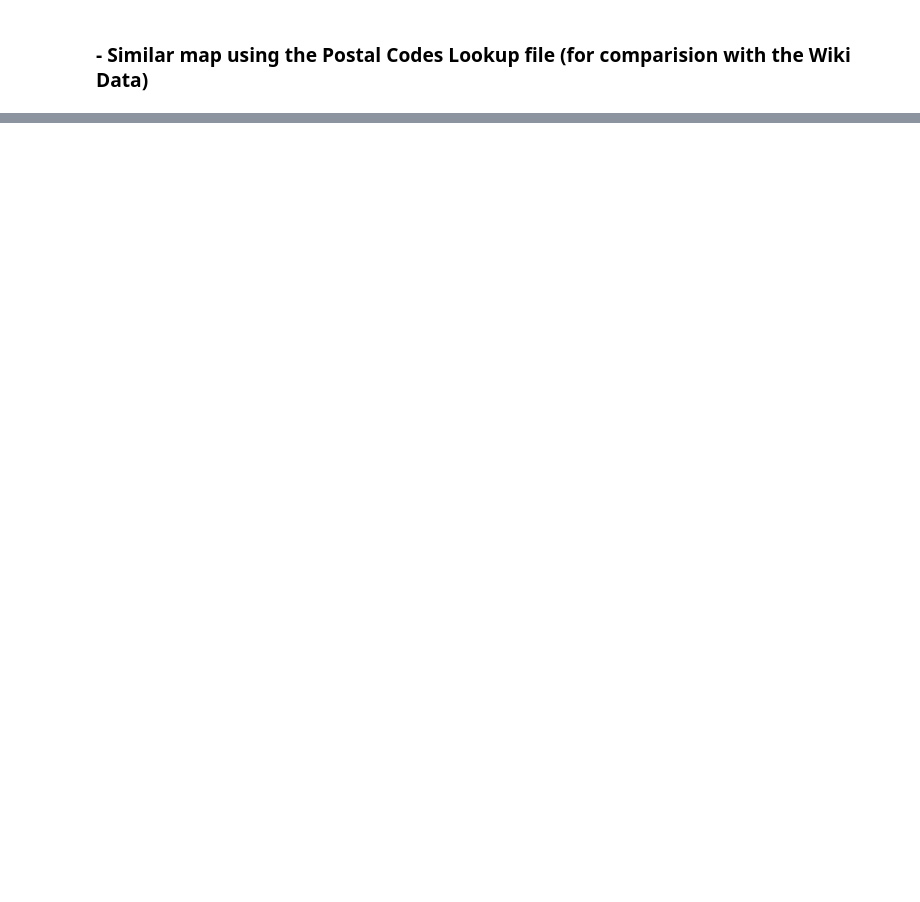
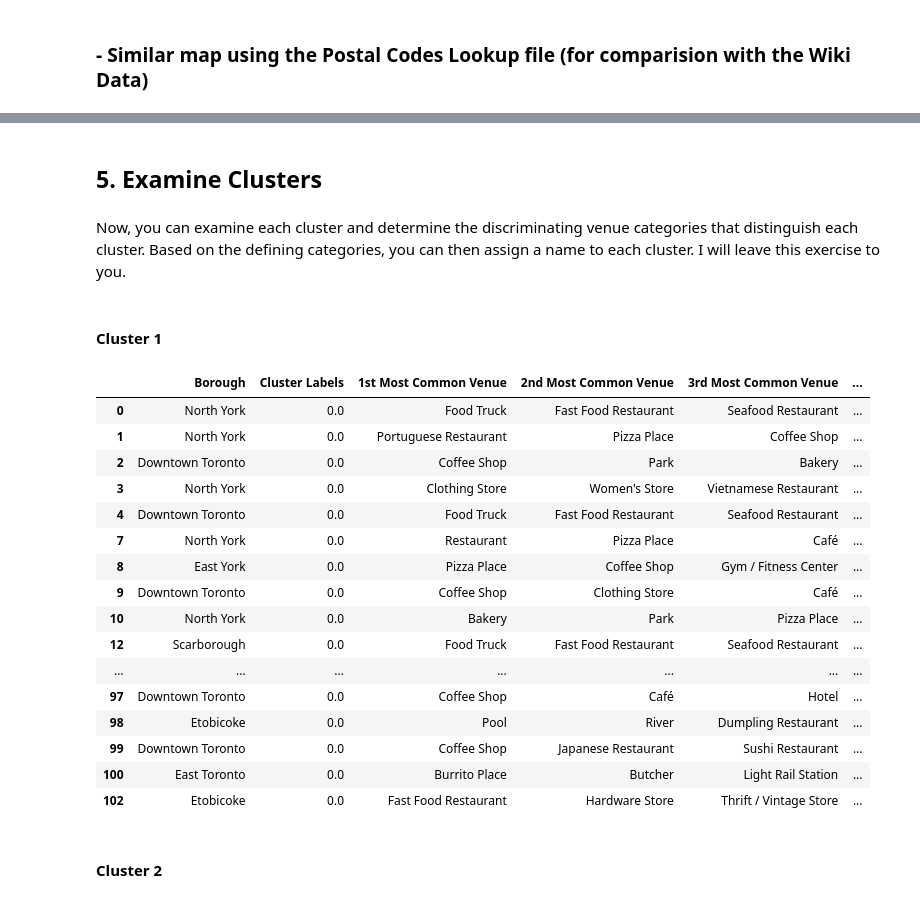
Before and after one commit to haithamm/Coursera_Capstone, a Jupyter notebook: Segmenting and Clustering Neighborhoods in Toronto.ipynb, the cells around one changed output, grey strips where cells are left out. Saved outputs shown, nothing was run; the diff lists cells and outputs as text; code cells hidden in the pictures; blank space fills up the shorter version.

```diff
--- a/Segmenting and Clustering Neighborhoods in Toronto.ipynb
+++ b/Segmenting and Clustering Neighborhoods in Toronto.ipynb
@@ -319,0 +806,31 @@ map_canada
+# %% [markdown]
+<a id='item5'></a>
+
+
+## 5. Examine Clusters
+# %% [markdown]
+Now, you can examine each cluster and determine the discriminating venue categories that distinguish each cluster. Based on the defining categories, you can then assign a name to each cluster. I will leave this exercise to you.
+# %% [markdown]
+#### Cluster 1
+# %%
+canada_merged.loc[canada_merged['Cluster Labels'] == 0, canada_merged.columns[[1] + list(range(5, canada_merged.shape[1]))]]
+# %% [output]
+|  | Borough | Cluster Labels | 1st Most Common Venue | 2nd Most Common Venue | 3rd Most Common Venue | ... |
+| 0 | North York | 0.0 | Food Truck | Fast Food Restaurant | Seafood Restaurant | ... |
+| 1 | North York | 0.0 | Portuguese Restaurant | Pizza Place | Coffee Shop | ... |
+| 2 | Downtown Toronto | 0.0 | Coffee Shop | Park | Bakery | ... |
+| 3 | North York | 0.0 | Clothing Store | Women's Store | Vietnamese Restaurant | ... |
+| 4 | Downtown Toronto | 0.0 | Food Truck | Fast Food Restaurant | Seafood Restaurant | ... |
+| 7 | North York | 0.0 | Restaurant | Pizza Place | Café | ... |
+| 8 | East York | 0.0 | Pizza Place | Coffee Shop | Gym / Fitness Center | ... |
+| 9 | Downtown Toronto | 0.0 | Coffee Shop | Clothing Store | Café | ... |
+| 10 | North York | 0.0 | Bakery | Park | Pizza Place | ... |
+| 12 | Scarborough | 0.0 | Food Truck | Fast Food Restaurant | Seafood Restaurant | ... |
+| ... | ... | ... | ... | ... | ... | ... |
+| 97 | Downtown Toronto | 0.0 | Coffee Shop | Café | Hotel | ... |
+| 98 | Etobicoke | 0.0 | Pool | River | Dumpling Restaurant | ... |
+| 99 | Downtown Toronto | 0.0 | Coffee Shop | Japanese Restaurant | Sushi Restaurant | ... |
+| 100 | East Toronto | 0.0 | Burrito Place | Butcher | Light Rail Station | ... |
+| 102 | Etobicoke | 0.0 | Fast Food Restaurant | Hardware Store | Thrift / Vintage Store | ... |
+# %% [markdown]
+#### Cluster 2
```
Also changed, not shown: parts of 79 cells of this notebook.
